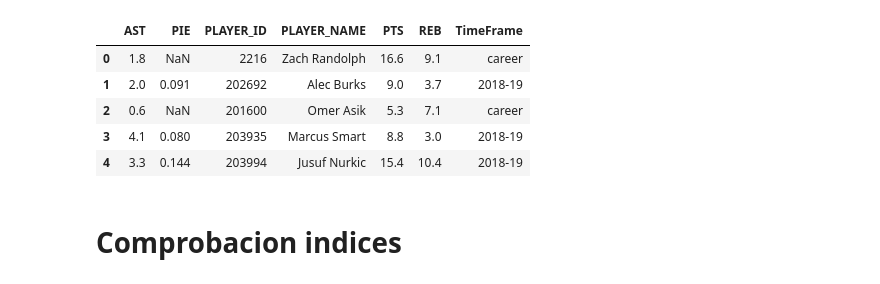
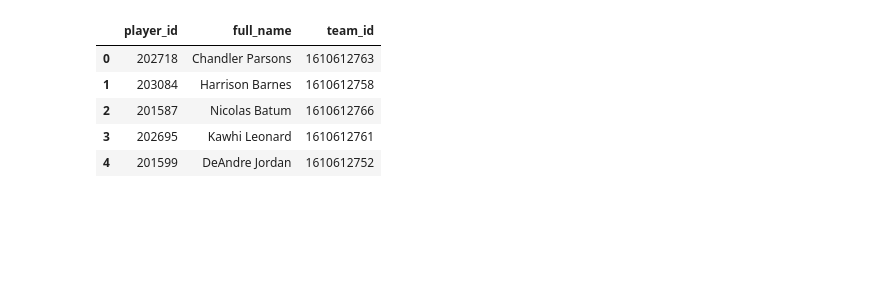
Before and after one commit to adriaferrer/Project3, a Jupyter notebook: Players_info.ipynb, the cells around one changed output. Saved outputs shown, nothing was run; the diff lists cells and outputs as text; code cells hidden in the pictures; blank space fills up the shorter version.

```diff
--- a/Players_info.ipynb
+++ b/Players_info.ipynb
@@ -65,0 +74,2 @@ To retain the current behavior and silence the warning, pass 'sort=True'.
+# %%
+player_info4.rename(columns={'PERSON_ID':'player_id','DISPLAY_FIRST_LAST':'full_name','TEAM_ID':'team_id'},inplace=True)
@@ -74,0 +93,9 @@ player_perf.head()
+# %%
+player_info4.head()
+# %% [output]
+|  | player_id | full_name | team_id |
+| 0 | 202718 | Chandler Parsons | 1610612763 |
+| 1 | 203084 | Harrison Barnes | 1610612758 |
+| 2 | 201587 | Nicolas Batum | 1610612766 |
+| 3 | 202695 | Kawhi Leonard | 1610612761 |
+| 4 | 201599 | DeAndre Jordan | 1610612752 |
@@ -77,10 +106 @@ player_perf = player_perf.reset_index(drop=True)
-# %%
-player_perf.head()
-# %% [output]
-|  | AST | PIE | PLAYER_ID | PLAYER_NAME | PTS | REB | TimeFrame |
-| 0 | 1.8 | NaN | 2216 | Zach Randolph | 16.6 | 9.1 | career |
-| 1 | 2.0 | 0.091 | 202692 | Alec Burks | 9.0 | 3.7 | 2018-19 |
-| 2 | 0.6 | NaN | 201600 | Omer Asik | 5.3 | 7.1 | career |
-| 3 | 4.1 | 0.080 | 203935 | Marcus Smart | 8.8 | 3.0 | 2018-19 |
-| 4 | 3.3 | 0.144 | 203994 | Jusuf Nurkic | 15.4 | 10.4 | 2018-19 |
 # %%
@@ -88,2 +107,0 @@ player_perf.to_sql('performance', con=engine,if_exists='append', index=True)
-# %% [markdown]
-# Comprobacion indices
```
Also changed, not shown: parts of 22 cells of this notebook.
